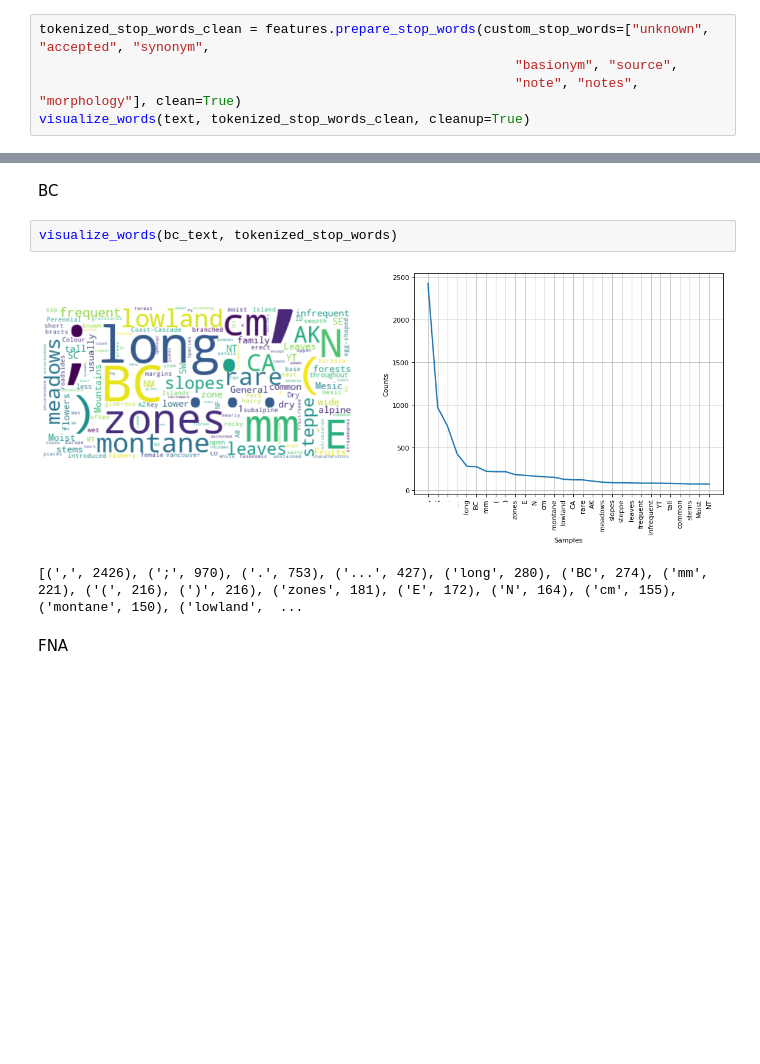
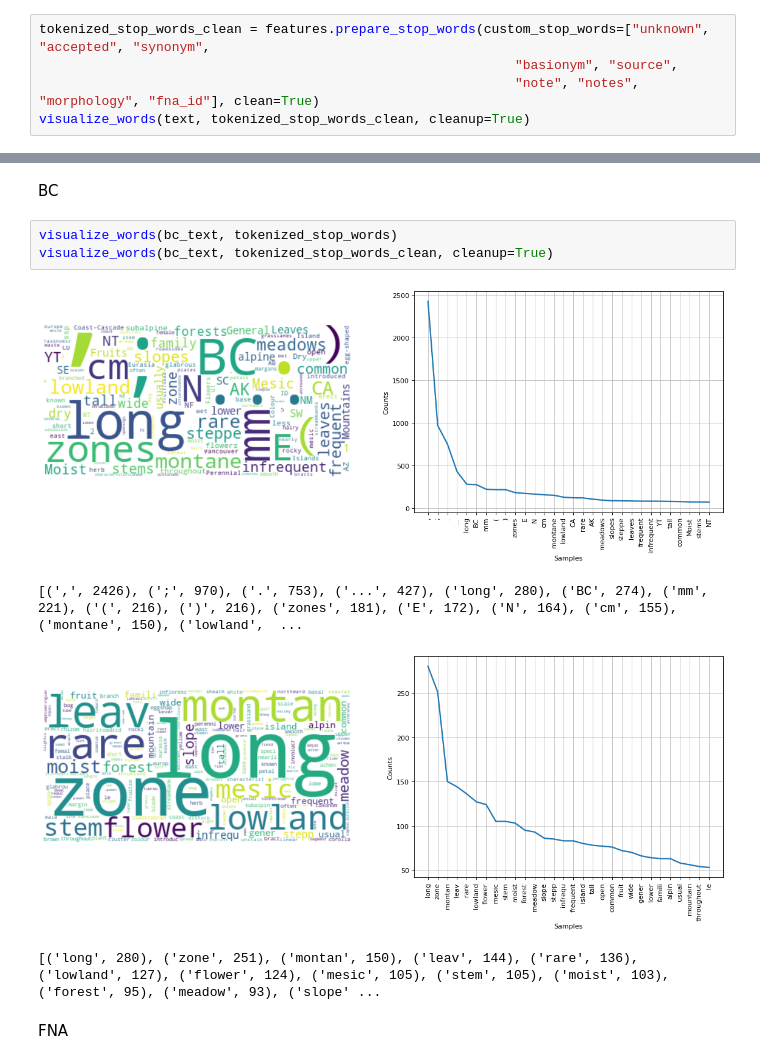
Before and after one commit to jocelynpender/flora-prepper, a Jupyter notebook: notebooks/analysis_visualization.ipynb, the cells around one changed output, grey strips where cells are left out. Drawn from its saved outputs; the diff is of its cells as text; blank space fills up the shorter version.

```diff
--- a/notebooks/analysis_visualization.ipynb
+++ b/notebooks/analysis_visualization.ipynb
@@ -57,6 +57,6 @@ visualize_words(text, tokenized_stop_words)
 # %%
 tokenized_stop_words_clean = features.prepare_stop_words(custom_stop_words=["unknown", "accepted", "synonym",
                                                              "basionym", "source",
-                                                             "note", "notes", "morphology"], clean=True)
+                                                             "note", "notes", "morphology", "fna_id"], clean=True)
 visualize_words(text, tokenized_stop_words_clean, cleanup=True)
 # %% [output]
@@ -115,9 +124,12 @@ fna_text = " ".join(text_string for text_string in flora_data_frame[flora_data_f
 BC
 # %%
 visualize_words(bc_text, tokenized_stop_words)
+visualize_words(bc_text, tokenized_stop_words_clean, cleanup=True)
 # %% [output]
-[figure, old version]
+[figure, new version]
 [(',', 2426), (';', 970), ('.', 753), ('...', 427), ('long', 280), ('BC', 274), ('mm', 221), ('(', 216), (')', 216), ('zones', 181), ('E', 172), ('N', 164), ('cm', 155), ('montane', 150), ('lowland',  ...
+[figure, added]
+[('long', 280), ('zone', 251), ('montan', 150), ('leav', 144), ('rare', 136), ('lowland', 127), ('flower', 124), ('mesic', 105), ('stem', 105), ('moist', 103), ('forest', 95), ('meadow', 93), ('slope' ...
 # %% [markdown]
 FNA
 # %%
```
Also changed, not shown: parts of 21 cells of this notebook, 6 other files.
